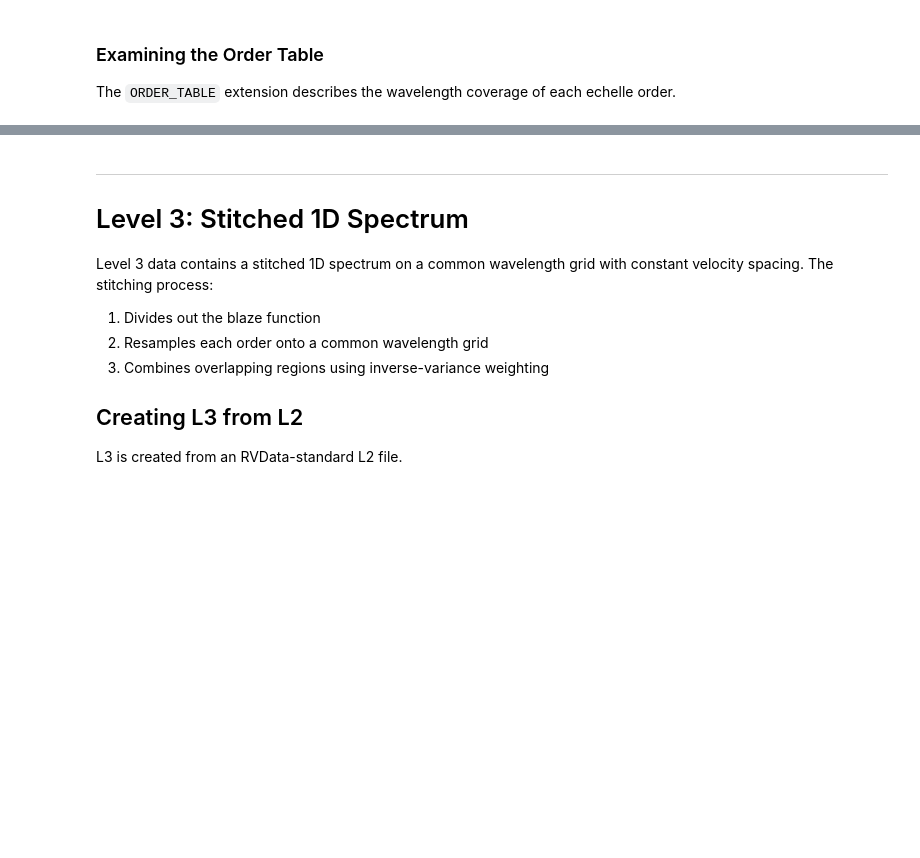
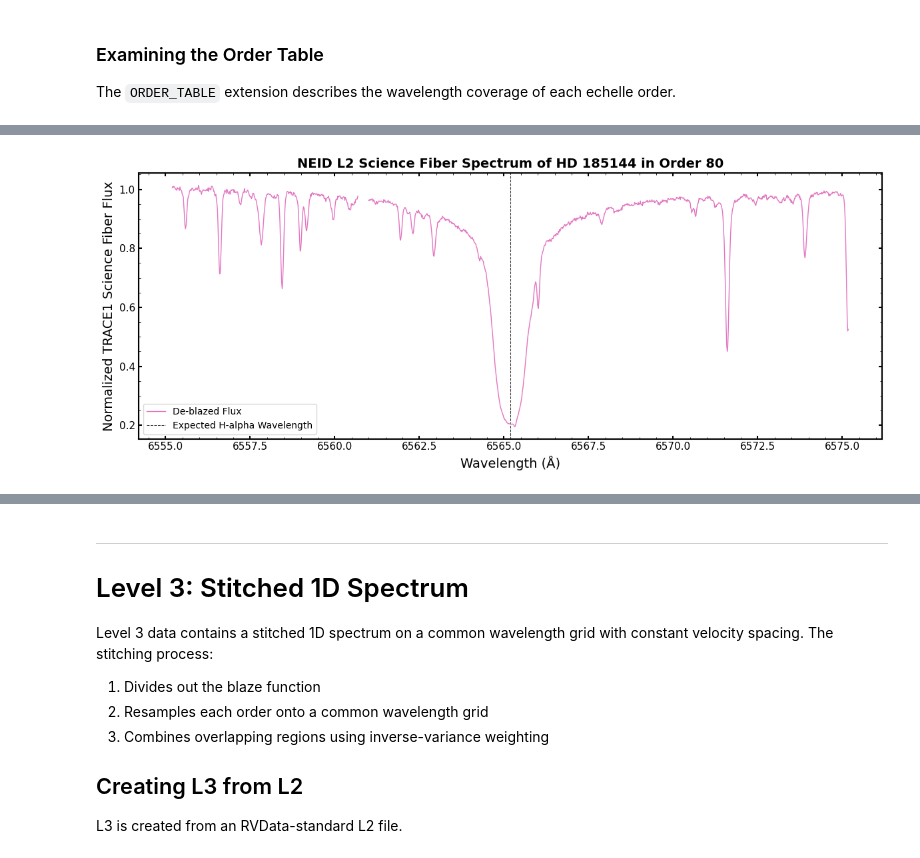
Before and after one commit to EPRV-RCN/RVData, a Jupyter notebook: docs/source/tutorials/NEID_Tutorial.ipynb, the cells around one changed output, grey strips where cells are left out. Cells and saved outputs as stored; diff of their text form; code cells hidden in the pictures; blank space fills up the shorter version.

```diff
--- a/docs/source/tutorials/NEID_Tutorial.ipynb
+++ b/docs/source/tutorials/NEID_Tutorial.ipynb
@@ -197,0 +303,36 @@ plt.show()
+# %%
+# Let's make a plot!
+fig, ax = plt.subplots(1, 1, figsize=(12, 5), sharex=True)
+
+# We can set the order here
+order = 80
+
+# Set the science trace ID number, 1, and extract the relevant data arrays to variables
+trace_num = 1
+wave = sl2[f'TRACE{trace_num}_WAVE'].data[order]
+flux = sl2[f'TRACE{trace_num}_FLUX'].data[order]
+blaze = sl2[f'TRACE{trace_num}_BLAZE'].data[order]
+
+# Let's also scale the blaze to match the flux maxima per order for visualization
+blaze_scaled = blaze * (np.nanmax(flux) / np.nanmax(blaze))
+
+# We can zoom in and only plot a spectral region close to H-alpha, let's say +/- 10 Angstrom
+plot_indices = np.where((np.abs(wave - halpha_wavelength_shifted) < 10))[0]
+
+# Let's also divide out the scaled blaze function for this order, so we have a relatively flat spectral continuum
+ax.plot(wave[plot_indices], (flux / blaze_scaled)[plot_indices], color='tab:pink', linestyle='-', lw=1.0, label=f'De-blazed Flux')
+
+# Let's also plot a vertical line at the expected wavelength
+ax.axvline(x=halpha_wavelength_shifted, c='#323232', lw=0.75, ls='--', label='Expected H-alpha Wavelength', zorder=1)
+
+# Set up all the labels and such
+ax.set_xlabel('Wavelength (\u212B)')
+ax.set_ylabel(f'Normalized TRACE{trace_num} Science Fiber Flux')
+ax.set_title(f"NEID L2 Science Fiber Spectrum of {sl2['PRIMARY'].header['OBJECT']} in Order {order}", fontsize=14, fontweight='bold')
+
+ax.legend()
+
+plt.tight_layout()
+plt.show()
+# %% [output]
+[figure, added]
```
Also changed, not shown: parts of 54 cells of this notebook.
